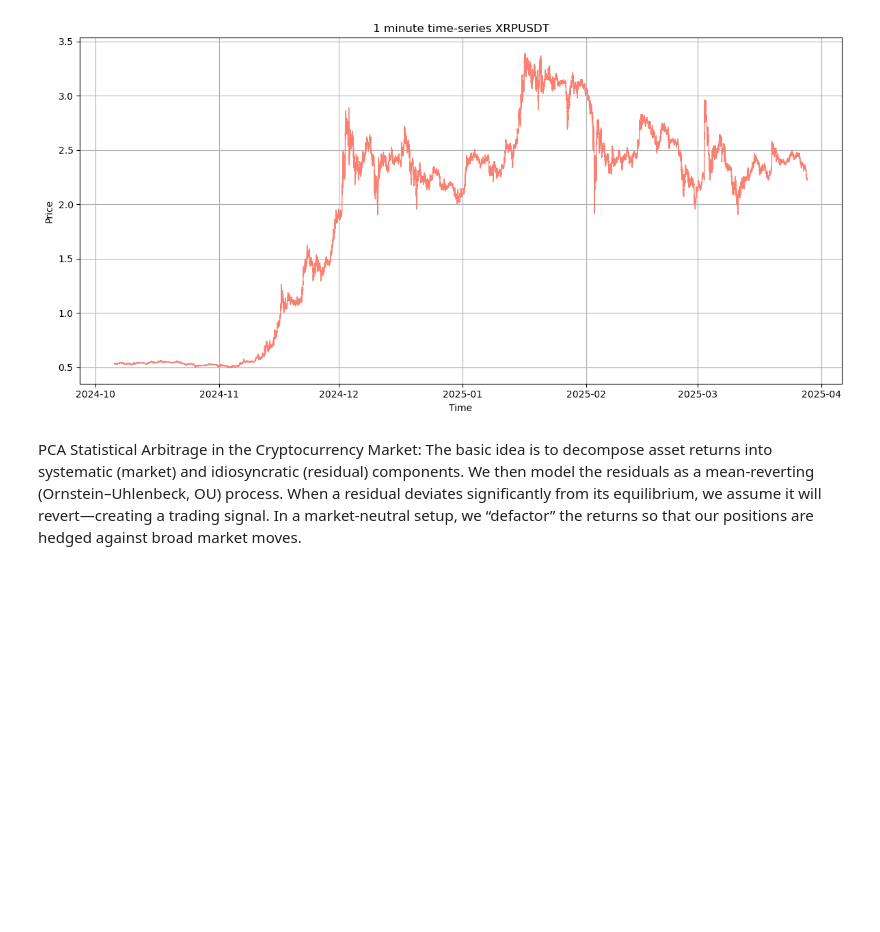
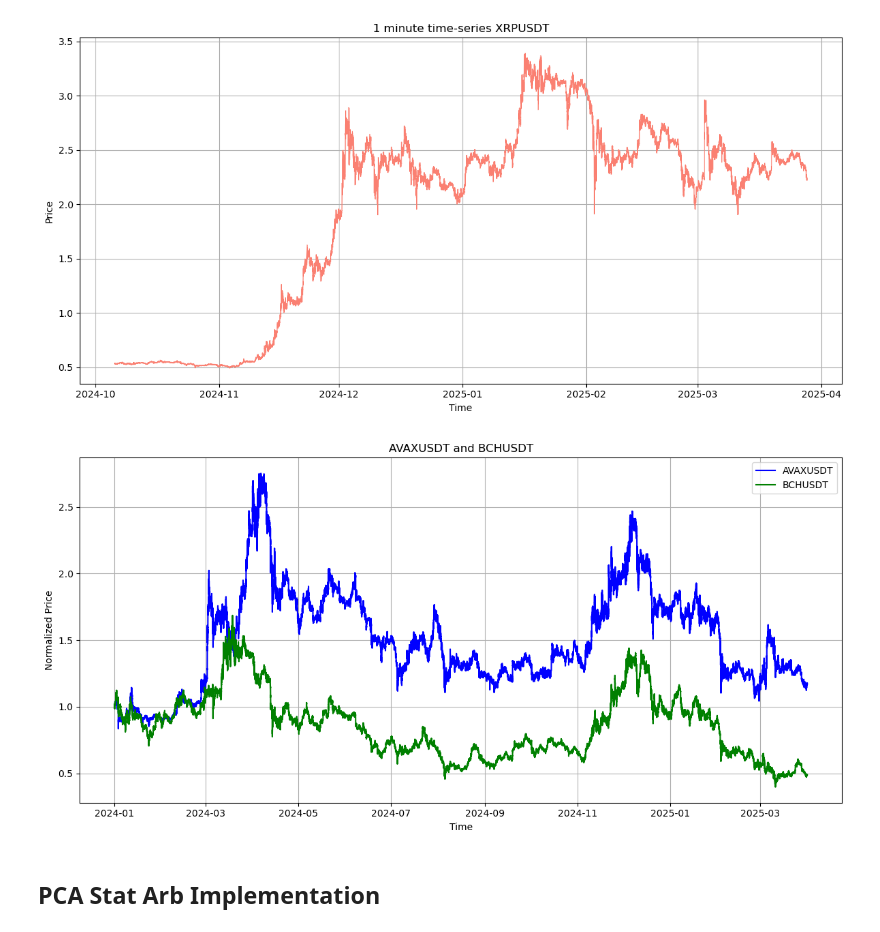
Before and after one commit to PrasunBanerjee04/Arbitrage, a Jupyter notebook: src/research.ipynb, the cells around one changed output. Cells and saved outputs as stored; diff of their text form; code cells hidden in the pictures; blank space fills up the shorter version.

```diff
--- a/analysis/research.ipynb
+++ b/src/research.ipynb
@@ -18,6 +18,11 @@ sol_data = transform_data(load_data("SOLUSDT"))
 wbtc_data = transform_data(load_data("WBTC"))
 xrp_data = transform_data(load_data("XRPUSDT"))
 usdc_data = transform_data(load_data("USDCUSDT"))
+avax_data = transform_data(load_data("AVAXUSDT"))
+bch_data = transform_data(load_data("BCHUSDT"))
+dai_data = transform_data(load_data("DAIUSDT"))
+ltc_data = transform_data(load_data("LTCUSDT"))
+xlm_data = transform_data(load_data("XLMUSDT"))
 # %%
 #Candlestick charts for visualization
 plot_candlestick(btc_data, "BTCUSDT", start_idx=0, end_idx=200)
@@ -28,6 +33,11 @@ plot_time_series(xrp_data, ticker="XRPUSDT", color='salmon', start_idx=400000, e
 # %% [output]
 [figure]
 [figure]
+# %%
+# visualize the normalized time-series of two assets on a normalized y-axis
+plot_normalized_pair(bch_data, avax_data, title="AVAXUSDT and BCHUSDT", label1="AVAXUSDT", label2="BCHUSDT")
+# %% [output]
+[figure, added]
 # %%
 data_dict = {
     "BTCUSDT": btc_data,
@@ -42,3 +57,3 @@ data_dict = {
 }
-# %% [markdown]
-PCA Statistical Arbitrage in the Cryptocurrency Market: The basic idea is to decompose asset returns into systematic (market) and idiosyncratic (residual) components. We then model the residuals as a mean‑reverting (Ornstein–Uhlenbeck, OU) process. When a residual deviates significantly from its equilibrium, we assume it will revert—creating a trading signal. In a market‑neutral setup, we “defactor” the returns so that our positions are hedged against broad market moves.
+# %% [markdown]
+## PCA Stat Arb Implementation
```
Also changed, not shown: parts of 6 cells of this notebook, 6 other files.
